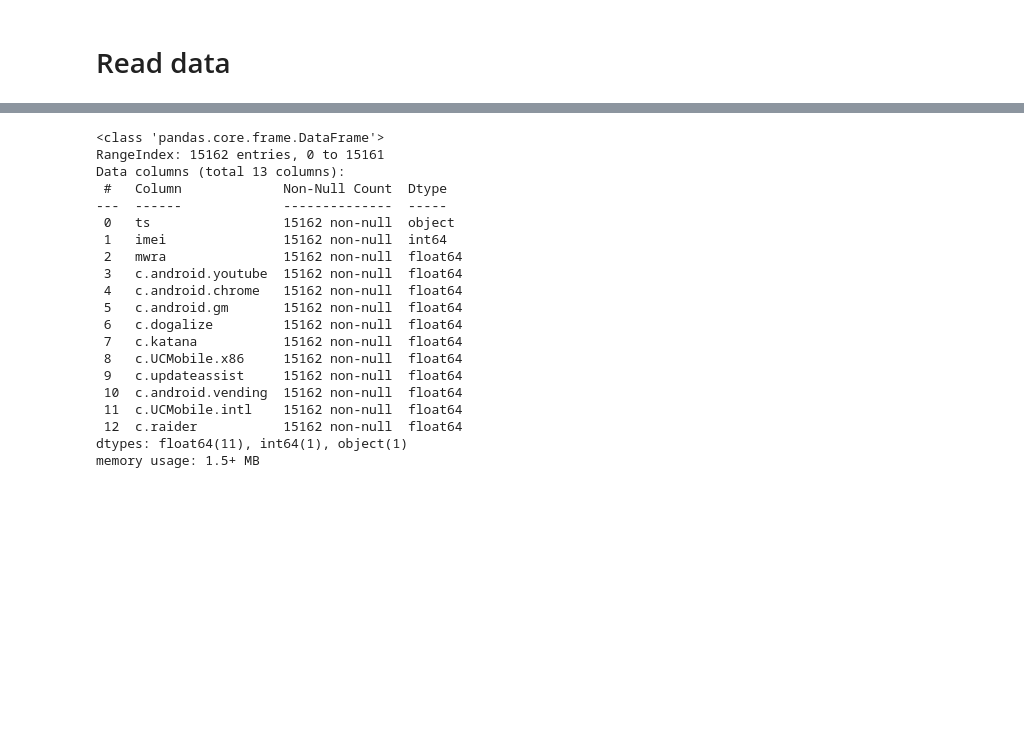
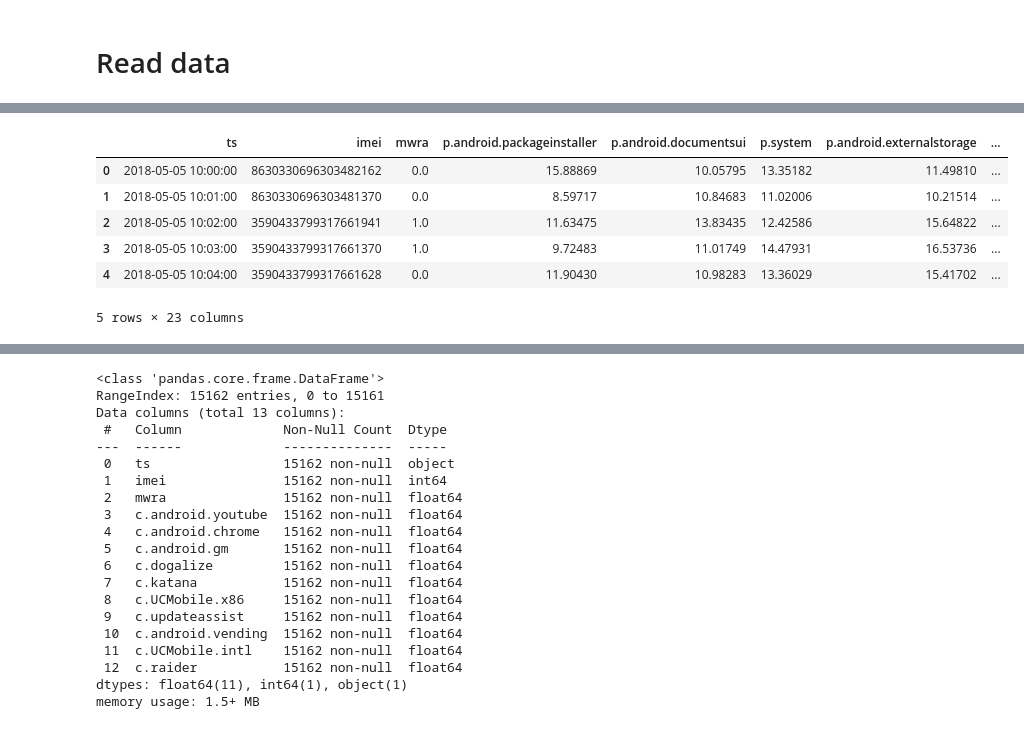
Before and after one commit to tomcer11/IAU, a Jupyter notebook: assignment.ipynb, the cells around one changed output, grey strips where cells are left out. Drawn from its saved outputs; the diff is of its cells as text; code cells hidden in the pictures; blank space fills up the shorter version.

```diff
--- a/assignment.ipynb
+++ b/assignment.ipynb
@@ -13,0 +32,10 @@ profiles = pd.read_csv('data/081/profiles.csv', on_bad_lines='warn', delimiter='
+# %%
+processes.head()
+# %% [output]
+|  | ts | imei | mwra | p.android.packageinstaller | p.android.documentsui | p.system | p.android.externalstorage | ... |
+| 0 | 2018-05-05 10:00:00 | 8630330696303482162 | 0.0 | 15.88869 | 10.05795 | 13.35182 | 11.49810 | ... |
+| 1 | 2018-05-05 10:01:00 | 8630330696303481370 | 0.0 | 8.59717 | 10.84683 | 11.02006 | 10.21514 | ... |
+| 2 | 2018-05-05 10:02:00 | 3590433799317661941 | 1.0 | 11.63475 | 13.83435 | 12.42586 | 15.64822 | ... |
+| 3 | 2018-05-05 10:03:00 | 3590433799317661370 | 1.0 | 9.72483 | 11.01749 | 14.47931 | 16.53736 | ... |
+| 4 | 2018-05-05 10:04:00 | 3590433799317661628 | 0.0 | 11.90430 | 10.98283 | 13.36029 | 15.41702 | ... |
+5 rows × 23 columns
```
Also changed, not shown: parts of 10 cells of this notebook.
